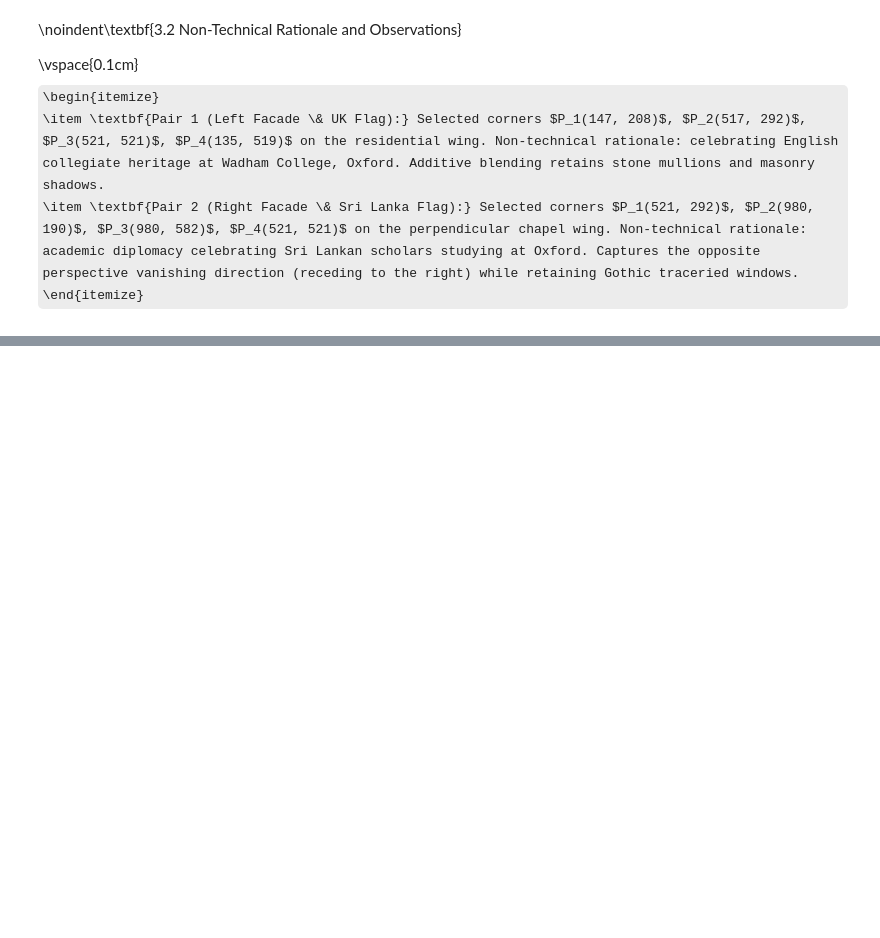
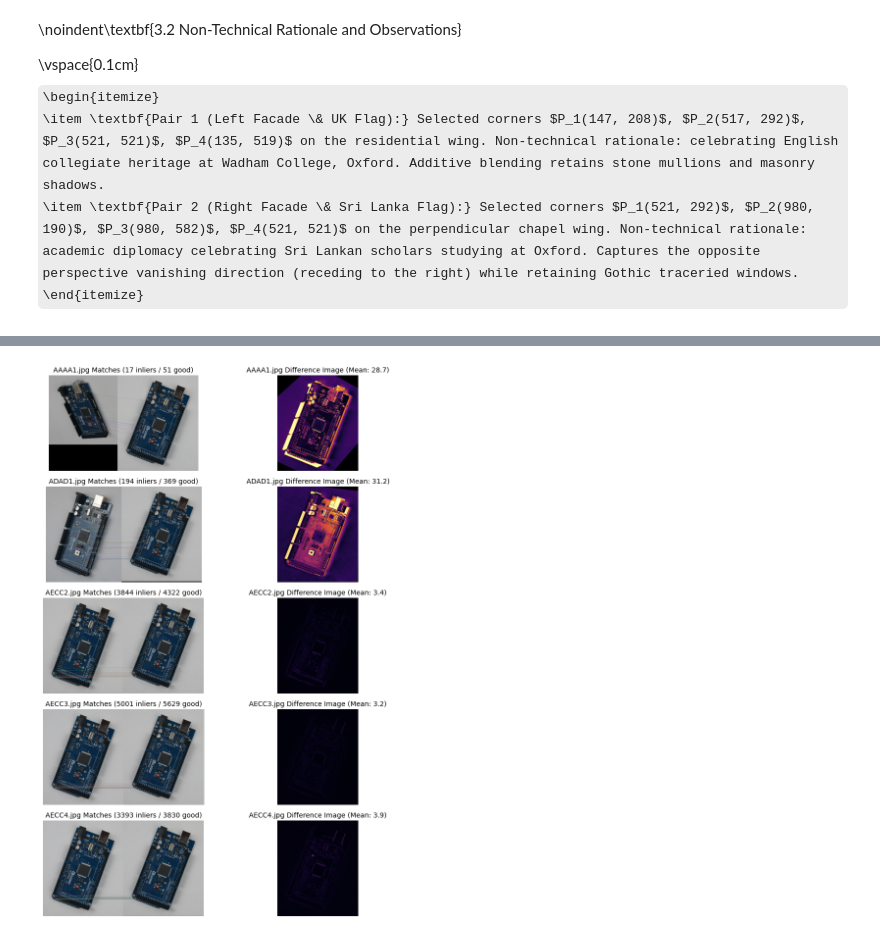
Before and after one commit to RumethRanhinda/EN3160-Vision-UoM, a Jupyter notebook: Assignments/Fitting and Alignment/230566U_a02.ipynb, the cells around one changed output, grey strips where cells are left out. Saved outputs shown, nothing was run; the diff lists cells and outputs as text; code cells hidden in the pictures; some formulas as TeX source; blank space fills up the shorter version.

```diff
--- a/Assignments/Fitting and Alignment/230566U_a02.ipynb
+++ b/Assignments/Fitting and Alignment/230566U_a02.ipynb
@@ -371,0 +407,80 @@ Pair 2 Homography Matrix (Sri Lanka Flag -> Wadham Right Facade):
+# %%
+# Task 4: SIFT Feature Matching, Homography Alignment, and Difference Inspection
+import os
+import cv2
+import numpy as np
+import matplotlib.pyplot as plt
+
+pcb_dir = 'src/pcbs'
+template_bgr = cv2.imread(os.path.join(pcb_dir, 'AECC1.jpg'))
+template_gray = cv2.cvtColor(template_bgr, cv2.COLOR_BGR2GRAY)
+h_t, w_t = template_gray.shape
+
+sift = cv2.SIFT_create()
+kp_t, des_t = sift.detectAndCompute(template_gray, None)
+
+targets = ['AAAA1.jpg', 'ADAD1.jpg', 'AECC2.jpg', 'AECC3.jpg', 'AECC4.jpg']
+results = {}
+
+for name in targets:
+    target_bgr = cv2.imread(os.path.join(pcb_dir, name))
+    target_gray = cv2.cvtColor(target_bgr, cv2.COLOR_BGR2GRAY)
+
+    kp_tgt, des_tgt = sift.detectAndCompute(target_gray, None)
+
+    bf = cv2.BFMatcher()
+    matches = bf.knnMatch(des_tgt, des_t, k=2)
+    good = [m for m, n in matches if m.distance < 0.75 * n.distance]
+
+    src_pts = np.float32([kp_tgt[m.queryIdx].pt for m in good]).reshape(-1, 1, 2)
+    dst_pts = np.float32([kp_t[m.trainIdx].pt for m in good]).reshape(-1, 1, 2)
+
+    H, mask = cv2.findHomography(src_pts, dst_pts, cv2.RANSAC, 5.0)
+    inliers = [good[idx] for idx, val in enumerate(mask.ravel()) if val == 1]
+
+    warped_bgr = cv2.warpPerspective(target_bgr, H, (w_t, h_t))
+    diff_bgr = cv2.absdiff(template_bgr, warped_bgr)
+    diff_gray = cv2.cvtColor(diff_bgr, cv2.COLOR_BGR2GRAY)
+
+    mask_ov = cv2.warpPerspective(np.ones_like(target_gray) * 255, H, (w_t, h_t)) > 200
+    mean_val = float(np.mean(diff_gray[mask_ov]))
+
+    results[name] = {
+        'kp_target': kp_tgt,
+        'good': good,
+        'inliers': inliers,
+        'diff_gray': diff_gray,
+        'mask_ov': mask_ov,
+        'mean_diff': mean_val
+    }
+
+print(f"{'Image':<12}{'Keypoints':<12}{'Good Matches':<14}{'RANSAC Inliers':<16}{'Inlier %':<12}{'Mean Diff':<10}")
+print("-" * 76)
+for name in targets:
+    r = results[name]
+    pct = (len(r['inliers']) / len(r['good'])) * 100 if r['good'] else 0
+    print(f"{name:<12}{len(r['kp_target']):<12}{len(r['good']):<14}{len(r['inliers']):<16}{pct:<12.1f}{r['mean_diff']:<10.2f}")
+
+# Display feature matches (left) and difference images (right) for all 5 PCB images
+fig, axes = plt.subplots(len(targets), 2, figsize=(9.5, 11.5))
+
+for i, name in enumerate(targets):
+    r = results[name]
+    target_bgr = cv2.imread(os.path.join(pcb_dir, name))
+
+    match_vis = cv2.drawMatches(target_bgr, r['kp_target'], template_bgr, kp_t,
+                                r['inliers'][:30], None, flags=cv2.DrawMatchesFlags_NOT_DRAW_SINGLE_POINTS)
+
+    axes[i, 0].imshow(cv2.cvtColor(match_vis, cv2.COLOR_BGR2RGB))
+    axes[i, 0].set_title(f"{name} Matches ({len(r['inliers'])} inliers / {len(r['good'])} good)", fontsize=10, pad=4)
+    axes[i, 0].axis('off')
+
+    disp_diff = r['diff_gray'].copy()
+    disp_diff[~r['mask_ov']] = 0
+    im = axes[i, 1].imshow(disp_diff, cmap='inferno', vmin=0, vmax=120)
+    axes[i, 1].set_title(f"{name} Difference Image (Mean: {r['mean_diff']:.1f})", fontsize=10, pad=4)
+    axes[i, 1].axis('off')
+
+plt.tight_layout()
+plt.show()
+# %% [output]
@@ -371,0 +494 @@ Pair 2 Homography Matrix (Sri Lanka Flag -> Wadham Right Facade):
+[figure, added]
```
Also changed, not shown: parts of 11 cells of this notebook, 2 other files.
